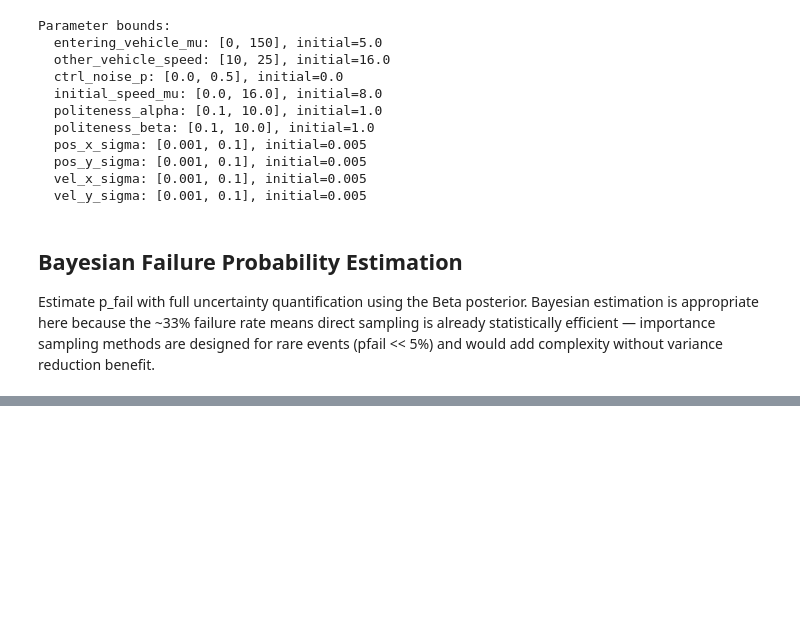
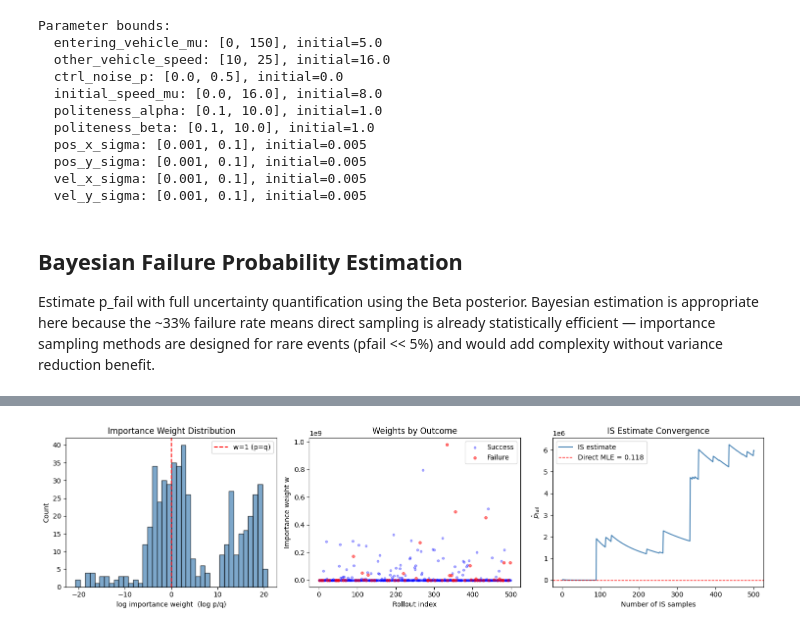
Before and after one commit to danieljiang520/StanfordRoundabout, a Jupyter notebook: traj_distribution.ipynb, the cells around one changed output, grey strips where cells are left out. Drawn from its saved outputs; the diff is of its cells as text; code cells hidden in the pictures; blank space fills up the shorter version.

Commit message:
added importance sampling

```diff
--- a/traj_distribution.ipynb
+++ b/traj_distribution.ipynb
@@ -372,0 +468,44 @@ Failure Probability Estimation (59 failures in 500 rollouts)
+# %%
+fig, axes = plt.subplots(1, 3, figsize=(15, 4))
+
+# 1. Importance weight distribution
+w = is_result["weights"]
+log_w = np.log(w + 1e-300)
+axes[0].hist(log_w, bins=40, color="steelblue", edgecolor="black", alpha=0.7)
+axes[0].axvline(0, color="red", linestyle="--", label="w=1 (p=q)")
+axes[0].set_xlabel("log importance weight  (log p/q)")
+axes[0].set_ylabel("Count")
+axes[0].set_title("Importance Weight Distribution")
+axes[0].legend()
+
+# 2. Weights vs failure indicator
+fail_arr = np.array([1.0 if r["is_failure"] else 0.0 for r in is_logs])
+axes[1].scatter(
+    np.arange(len(w))[fail_arr == 0], w[fail_arr == 0],
+    alpha=0.3, s=10, label="Success", color="blue",
+)
+axes[1].scatter(
+    np.arange(len(w))[fail_arr == 1], w[fail_arr == 1],
+    alpha=0.5, s=15, label="Failure", color="red",
+)
+axes[1].set_xlabel("Rollout index")
+axes[1].set_ylabel("Importance weight w")
+axes[1].set_title("Weights by Outcome")
+axes[1].legend()
+
+# 3. Cumulative IS estimate vs sample count
+wf_cum = np.cumsum(w * fail_arr)
+idx = np.arange(1, len(w) + 1)
+running_is = wf_cum / idx
+axes[2].plot(idx, running_is, color="steelblue", linewidth=1.5, label="IS estimate")
+direct_mle = sum(1 for r in logs if r["is_failure"]) / len(logs)
+axes[2].axhline(direct_mle, color="red", linestyle="--", linewidth=1, label=f"Direct MLE = {direct_mle:.3f}")
+axes[2].set_xlabel("Number of IS samples")
+axes[2].set_ylabel("$\\hat{p}_{\\mathrm{fail}}$")
+axes[2].set_title("IS Estimate Convergence")
+axes[2].legend()
+
+plt.tight_layout()
+plt.show()
+# %% [output]
+[figure, added]
```
Also changed, not shown: parts of 4 cells of this notebook, 2 other files.
